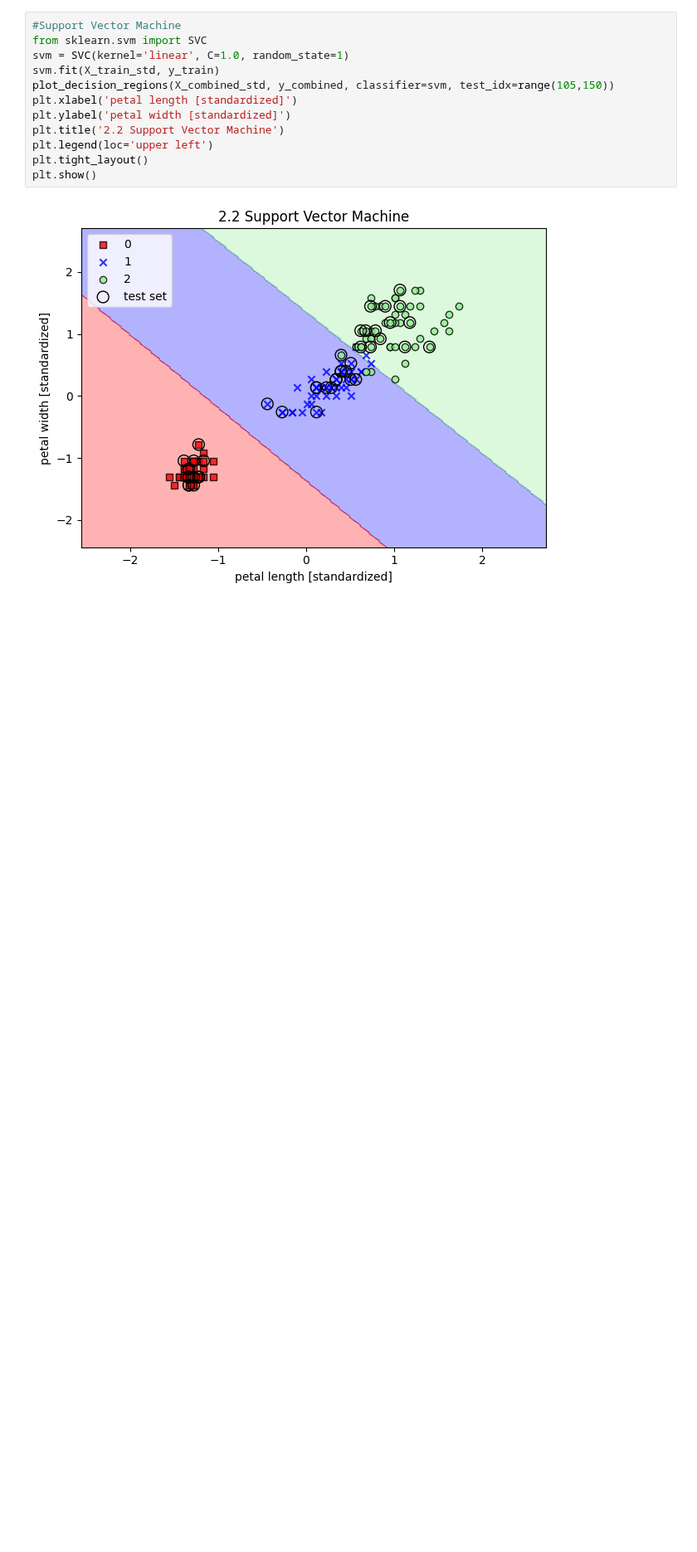
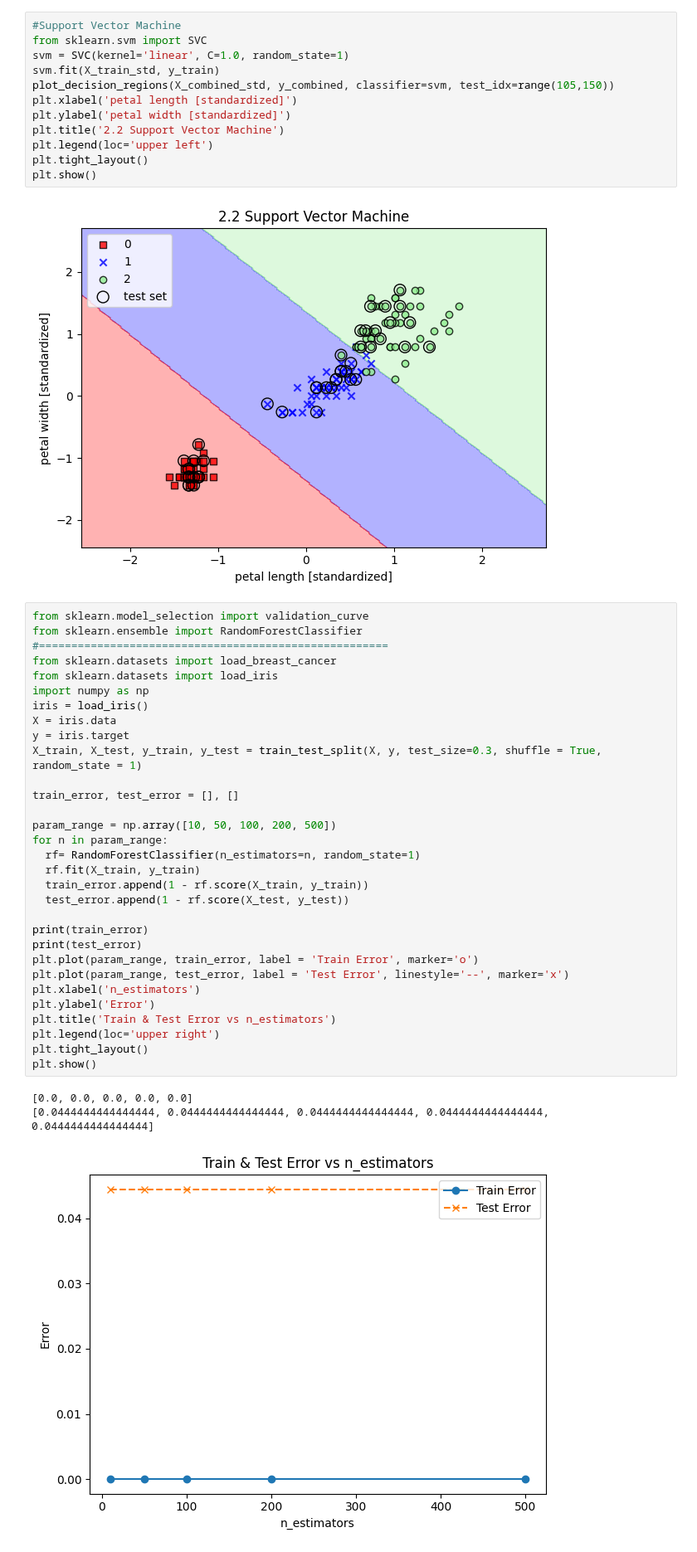
Before and after one commit to dae9999nam/COMP3314, a Jupyter notebook: COMP3314_Machine_Learning.ipynb, the cells around one changed output. Shown at 83% size. Saved outputs shown, nothing was run; the diff lists cells and outputs as text; blank space fills up the shorter version.

Commit message:
RandomForestClassifier n_estimator graph Updated

```diff
--- a/COMP3314_Machine_Learning.ipynb
+++ b/COMP3314_Machine_Learning.ipynb
@@ -534,3 +534,38 @@ plt.tight_layout()
 plt.show()
 # %% [output]
 [figure]
+# %%
+from sklearn.model_selection import validation_curve
+from sklearn.ensemble import RandomForestClassifier
+#======================================================
+from sklearn.datasets import load_breast_cancer
+from sklearn.datasets import load_iris
+import numpy as np
+iris = load_iris()
+X = iris.data
+y = iris.target
+X_train, X_test, y_train, y_test = train_test_split(X, y, test_size=0.3, shuffle = True, random_state = 1)
+
+train_error, test_error = [], []
+
+param_range = np.array([10, 50, 100, 200, 500])
+for n in param_range:
+  rf= RandomForestClassifier(n_estimators=n, random_state=1)
+  rf.fit(X_train, y_train)
+  train_error.append(1 - rf.score(X_train, y_train))
+  test_error.append(1 - rf.score(X_test, y_test))
+
+print(train_error)
+print(test_error)
+plt.plot(param_range, train_error, label = 'Train Error', marker='o')
+plt.plot(param_range, test_error, label = 'Test Error', linestyle='--', marker='x')
+plt.xlabel('n_estimators')
+plt.ylabel('Error')
+plt.title('Train & Test Error vs n_estimators')
+plt.legend(loc='upper right')
+plt.tight_layout()
+plt.show()
+# %% [output]
+[0.0, 0.0, 0.0, 0.0, 0.0]
+[0.0444444444444444, 0.0444444444444444, 0.0444444444444444, 0.0444444444444444, 0.0444444444444444]
+[figure, added]
```
